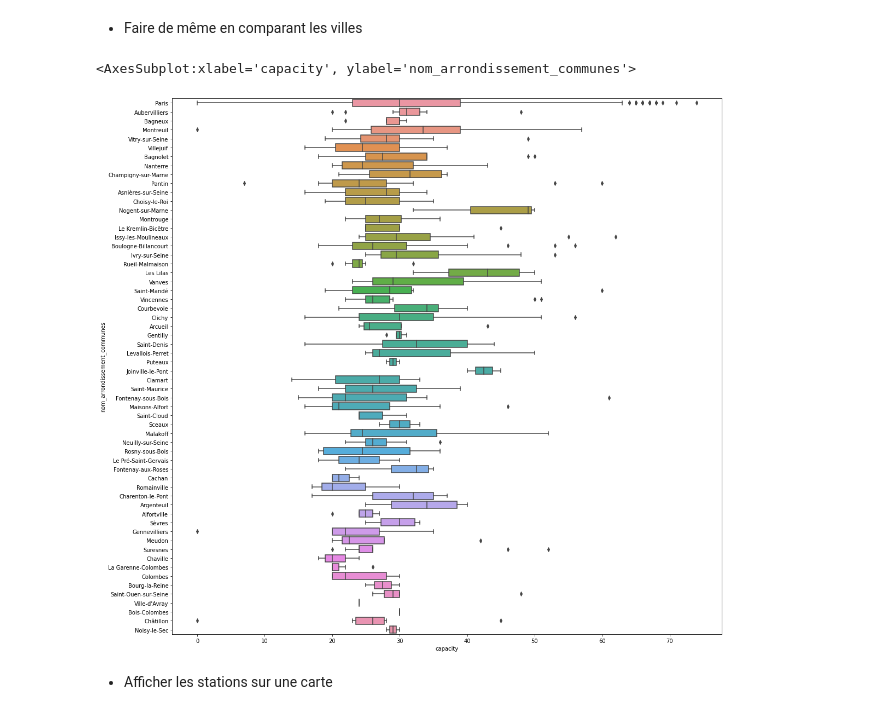
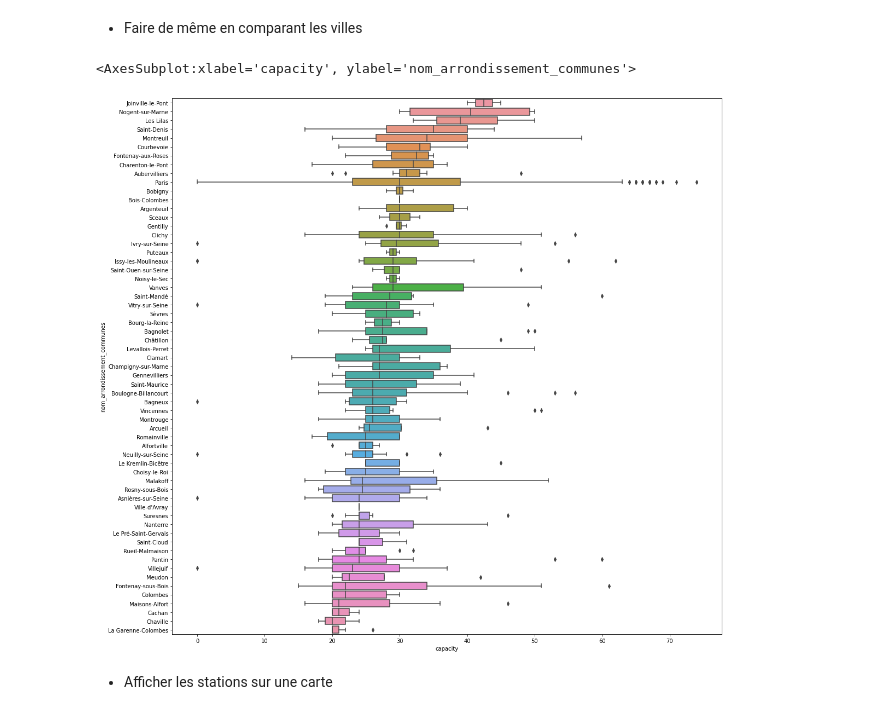
Before and after one commit to fxjollois/cours-2022-2023, a Jupyter notebook: lp-iot--python-ds/seance1-intro-correction.ipynb, the cells around one changed output. Drawn from its saved outputs; the diff is of its cells as text; code cells hidden in the pictures.

```diff
--- a/lp-iot--python-ds/seance1-intro-correction.ipynb
+++ b/lp-iot--python-ds/seance1-intro-correction.ipynb
@@ -45,11 +45,17 @@ seaborn.boxplot(data = df, x = "capacity")
 # %% [markdown]
 - Faire de même en comparant les villes
 # %%
+ordre = df.filter(["capacity", "nom_arrondissement_communes"]) \
+    .groupby(by = ["nom_arrondissement_communes"]) \
+    .median() \
+    .sort_values("capacity", ascending = False) \
+    .index
+
 plt.figure(figsize=(18,18))
-seaborn.boxplot(data = df, x = "capacity", y = "nom_arrondissement_communes")
+seaborn.boxplot(data = df, x = "capacity", y = "nom_arrondissement_communes", order = ordre)
 # %% [output]
 <AxesSubplot:xlabel='capacity', ylabel='nom_arrondissement_communes'>
-[figure, old version]
+[figure, new version]
 # %% [markdown]
 - Afficher les stations sur une carte
 # %%
```
Also changed, not shown: parts of 7 cells of this notebook, 1 other file.
